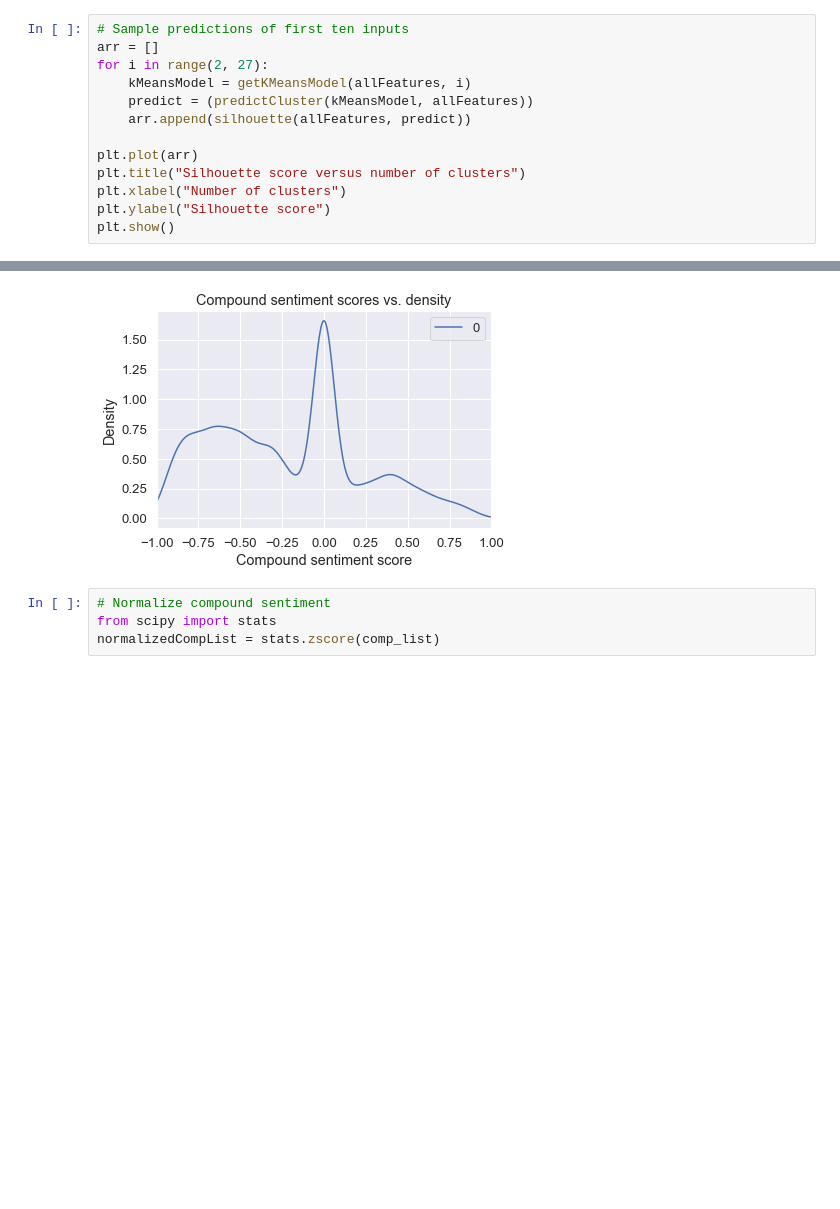
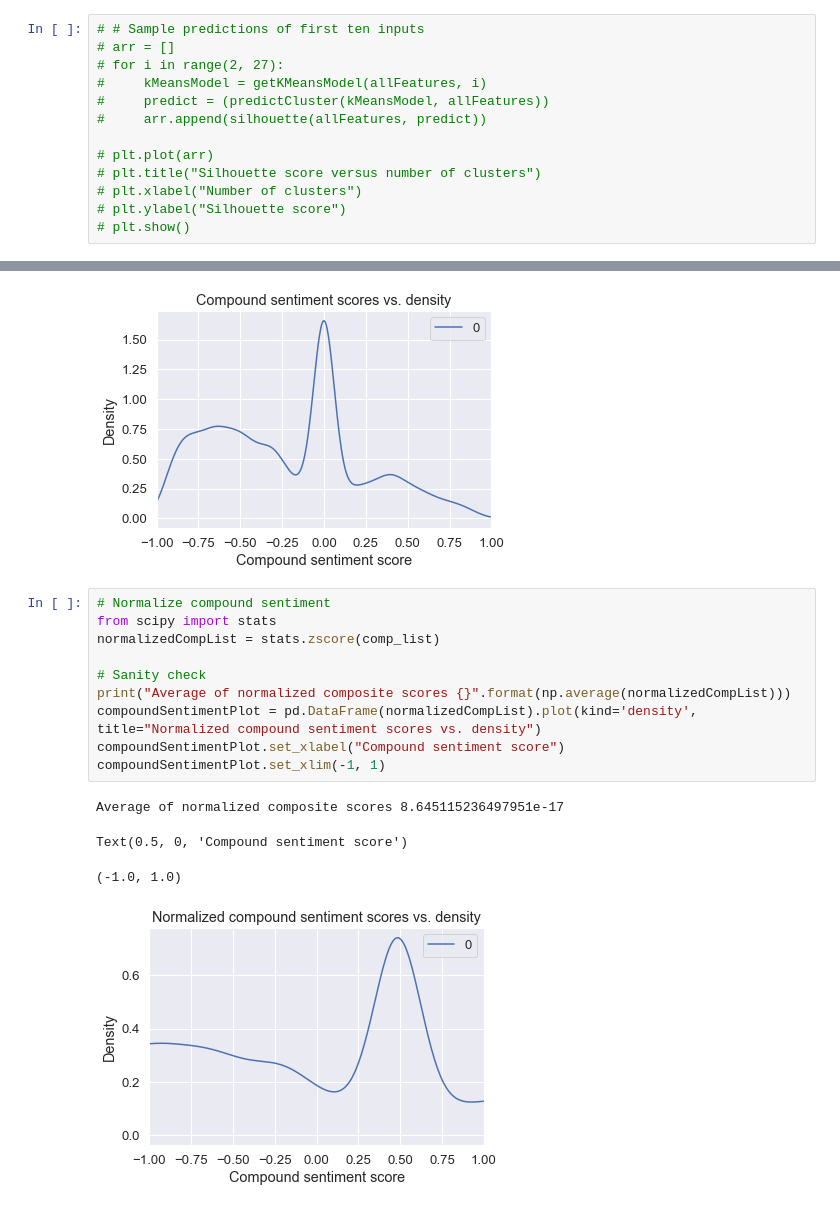
Before and after one commit to timothycobrien/mlproj, a Jupyter notebook: project.ipynb, the cells around one changed output, grey strips where cells are left out. Saved outputs shown, nothing was run; the diff lists cells and outputs as text; blank space fills up the shorter version.

```diff
--- a/project.ipynb
+++ b/project.ipynb
@@ -182,18 +182,18 @@ kMeansModel = getKMeansModel(allFeatures, 15)
 # %%
 import matplotlib.pyplot as plt
 # %%
-# Sample predictions of first ten inputs
-arr = []
-for i in range(2, 27):
-    kMeansModel = getKMeansModel(allFeatures, i)
-    predict = (predictCluster(kMeansModel, allFeatures))
-    arr.append(silhouette(allFeatures, predict))
+# # Sample predictions of first ten inputs
+# arr = []
+# for i in range(2, 27):
+#     kMeansModel = getKMeansModel(allFeatures, i)
+#     predict = (predictCluster(kMeansModel, allFeatures))
+#     arr.append(silhouette(allFeatures, predict))
 
-plt.plot(arr)
-plt.title("Silhouette score versus number of clusters")
-plt.xlabel("Number of clusters")
-plt.ylabel("Silhouette score")
-plt.show()
+# plt.plot(arr)
+# plt.title("Silhouette score versus number of clusters")
+# plt.xlabel("Number of clusters")
+# plt.ylabel("Silhouette score")
+# plt.show()
 # %% [output]
 [figure]
 # %%
@@ -327,7 +317,18 @@ compoundSentimentPlot.set_xlim(-1, 1)
 Text(0.5, 0, 'Compound sentiment score')
 (-1.0, 1.0)
 [figure]
-# %%
-# Normalize compound sentiment
-from scipy import stats
-normalizedCompList = stats.zscore(comp_list)
+# %%
+# Normalize compound sentiment
+from scipy import stats
+normalizedCompList = stats.zscore(comp_list)
+
+# Sanity check
+print("Average of normalized composite scores {}".format(np.average(normalizedCompList)))
+compoundSentimentPlot = pd.DataFrame(normalizedCompList).plot(kind='density', title="Normalized compound sentiment scores vs. density")
+compoundSentimentPlot.set_xlabel("Compound sentiment score")
+compoundSentimentPlot.set_xlim(-1, 1)
+# %% [output]
+Average of normalized composite scores 8.645115236497951e-17
+Text(0.5, 0, 'Compound sentiment score')
+(-1.0, 1.0)
+[figure, added]
```
Also changed, not shown: parts of 8 cells of this notebook.
